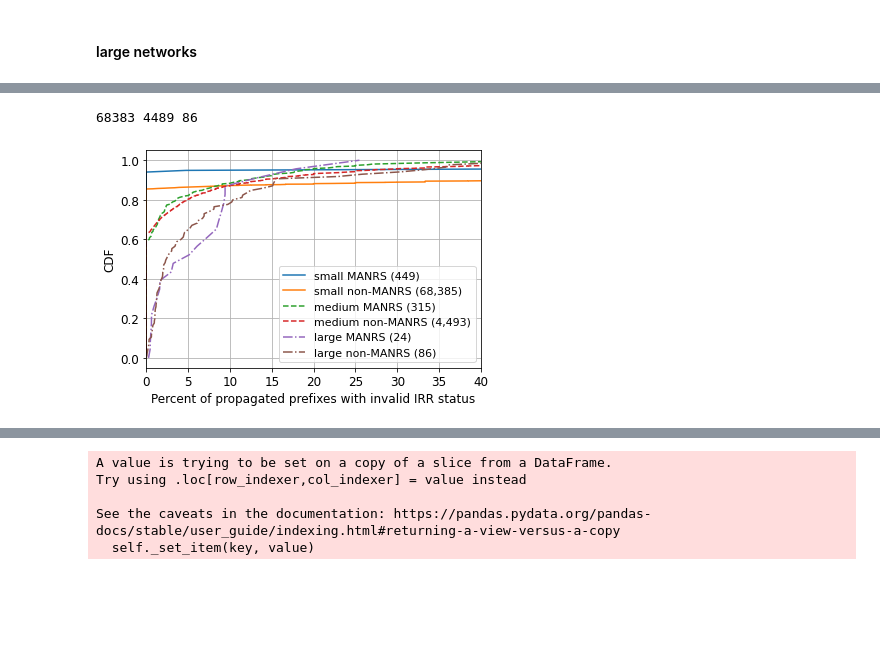
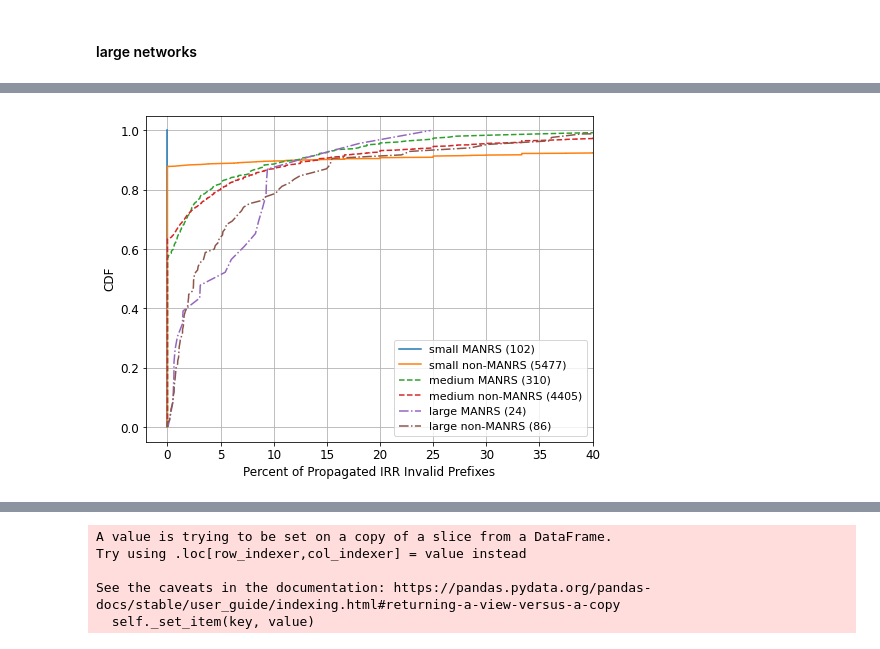
Before and after one commit to CAIDA/MANRS_Data_Analysis, a Jupyter notebook: MANRS_Conformance_Action1.ipynb, the cells around one changed output, grey strips where cells are left out. Cells and saved outputs as stored; diff of their text form; code cells hidden in the pictures; blank space fills up the shorter version.

```diff
--- a/MANRS_Conformance_Action1.ipynb
+++ b/MANRS_Conformance_Action1.ipynb
@@ -201,0 +162,2 @@ transitdf = transitdf[transitdf.af == 4]
+# %%
+ihrurl = 'https://ihr-archive.iijlab.net/ihr/rov/2022/05/01/ihr_rov_2022-05-01.csv.lz4' #replace with new file
@@ -201,0 +176,3 @@ transitdf = transitdf[transitdf.af == 4]
+# %%
+transitdf = process_ihr(ihrurl)
+transitdf = transitdf[transitdf.af == 4]
@@ -1342,3 +562,6 @@ plt.grid()
+# %%
+manrs_transit_irr['invalid_percent'] = (manrs_transit_irr[['Invalid']].sum(axis=1)/manrs_transit_irr[['Invalid','Invalid,more-specific','Valid']].sum(axis=1))*100
+non_manrs_transit_irr['invalid_percent'] = (non_manrs_transit_irr[['Invalid']].sum(axis=1)/non_manrs_transit_irr[['Invalid','Invalid,more-specific','Valid']].sum(axis=1))*100
 # %%
 small_manrs_transit_irr = manrs_transit_irr[manrs_transit_irr.asn_id.isin(small)]
 medium_manrs_transit_irr = manrs_transit_irr[manrs_transit_irr.asn_id.isin(medium)]
@@ -1377,9 +571,0 @@ plt.grid()
-# %%
-small_manrs_transit_irr['valid_percent'] = (small_manrs_transit_irr['Valid']/small_manrs_transit_irr[['NotFound','Invalid','Invalid,more-specific','Valid']].sum(axis=1))*100
-small_non_manrs_transit_irr['valid_percent'] = (small_non_manrs_transit_irr['Valid']/small_non_manrs_transit_irr[['NotFound','Invalid','Invalid,more-specific','Valid']].sum(axis=1))*100
-
-medium_manrs_transit_irr['valid_percent'] = (medium_manrs_transit_irr['Valid']/medium_manrs_transit_irr[['NotFound','Invalid','Invalid,more-specific','Valid']].sum(axis=1))*100
-medium_non_manrs_transit_irr['valid_percent'] = (medium_non_manrs_transit_irr['Valid']/medium_non_manrs_transit_irr[['NotFound','Invalid','Invalid,more-specific','Valid']].sum(axis=1))*100
-
-large_manrs_transit_irr['valid_percent'] = (large_manrs_transit_irr['Valid']/large_manrs_transit_irr[['NotFound','Invalid','Invalid,more-specific','Valid']].sum(axis=1))*100
-large_non_manrs_transit_irr['valid_percent'] = (large_non_manrs_transit_irr['Valid']/large_non_manrs_transit_irr[['NotFound','Invalid','Invalid,more-specific','Valid']].sum(axis=1))*100
@@ -1396,22 +576,17 @@ print(len(small_manrs), len(medium_manrs), len(large_manrs))
-# %%
-print(len(small_non_manrs), len(medium_non_manrs), len(large_non_manrs))
-# %% [output]
-68383 4489 86
 # %%
-#plt.figure(figsize=(8,6))
-plt.plot(np.sort(small_manrs_transit_irr['valid_percent']), np.linspace(0,1,len(small_manrs_transit_irr)), label='small MANRS (449)', linestyle='-')
-plt.plot(np.sort(small_non_manrs_transit_irr['valid_percent']), np.linspace(0,1,len(small_non_manrs_transit_irr)), label='small non-MANRS (68,385)', linestyle='-')
-plt.plot(np.sort(medium_manrs_transit_irr['valid_percent']), np.linspace(0,1,len(medium_manrs_transit_irr)), label='medium MANRS (315)', linestyle='--')
-plt.plot(np.sort(medium_non_manrs_transit_irr['valid_percent']), np.linspace(0,1,len(medium_non_manrs_transit_irr)), label='medium non-MANRS (4,493)', linestyle='--')
-plt.plot(np.sort(large_manrs_transit_irr['valid_percent']), np.linspace(0,1,len(large_manrs_transit_irr)), label='large MANRS (24)', linestyle='-.')
-plt.plot(np.sort(large_non_manrs_transit_irr['valid_percent']), np.linspace(0,1,len(large_non_manrs_transit_irr)), label='large non-MANRS (86)', linestyle='-.')
-plt.xlabel('Percent of propagated prefixes with invalid IRR status', fontsize=12)
+plt.figure(figsize=(8,6))
+plt.plot(np.sort(small_manrs_transit_irr['invalid_percent'].dropna()), np.linspace(0,1,len(small_manrs_transit_irr['invalid_percent'].dropna())), label='small MANRS ({})'.format(len(small_manrs_transit_irr.dropna())), linestyle='-')
+plt.plot(np.sort(small_non_manrs_transit_irr['invalid_percent'].dropna()), np.linspace(0,1,len(small_non_manrs_transit_irr['invalid_percent'].dropna())), label='small non-MANRS ({})'.format(len(small_non_manrs_transit_irr)), linestyle='-')
+plt.plot(np.sort(medium_manrs_transit_irr['invalid_percent'].dropna()), np.linspace(0,1,len(medium_manrs_transit_irr['invalid_percent'].dropna())), label='medium MANRS ({})'.format(len(medium_manrs_transit_irr)), linestyle='--')
+plt.plot(np.sort(medium_non_manrs_transit_irr['invalid_percent'].dropna()), np.linspace(0,1,len(medium_non_manrs_transit_irr['invalid_percent'].dropna())), label='medium non-MANRS ({})'.format(len(medium_non_manrs_transit_irr)), linestyle='--')
+plt.plot(np.sort(large_manrs_transit_irr['invalid_percent'].dropna()), np.linspace(0,1,len(large_manrs_transit_irr['invalid_percent'].dropna())), label='large MANRS ({})'.format(len(large_manrs_transit_irr)), linestyle='-.')
+plt.plot(np.sort(large_non_manrs_transit_irr['invalid_percent'].dropna()), np.linspace(0,1,len(large_non_manrs_transit_irr['invalid_percent'].dropna())), label='large non-MANRS ({})'.format(len(large_non_manrs_transit_irr)), linestyle='-.')
+plt.xlabel('Percent of Propagated IRR Invalid Prefixes', fontsize=12)
 plt.ylabel('CDF', fontsize=12)
 plt.xticks(fontsize=12)
 plt.yticks(fontsize=12)
 plt.legend(prop={'size':11})
-plt.xlim(0,40)
+plt.xlim(-2,40)
 plt.grid()
-#plt.savefig('manrstransitirrinvalid.eps', bbox_inches='tight')
 # %% [output]
-[figure, old version]
+[figure, new version]
```
Also changed, not shown: parts of 332 cells of this notebook, 5 other files.
